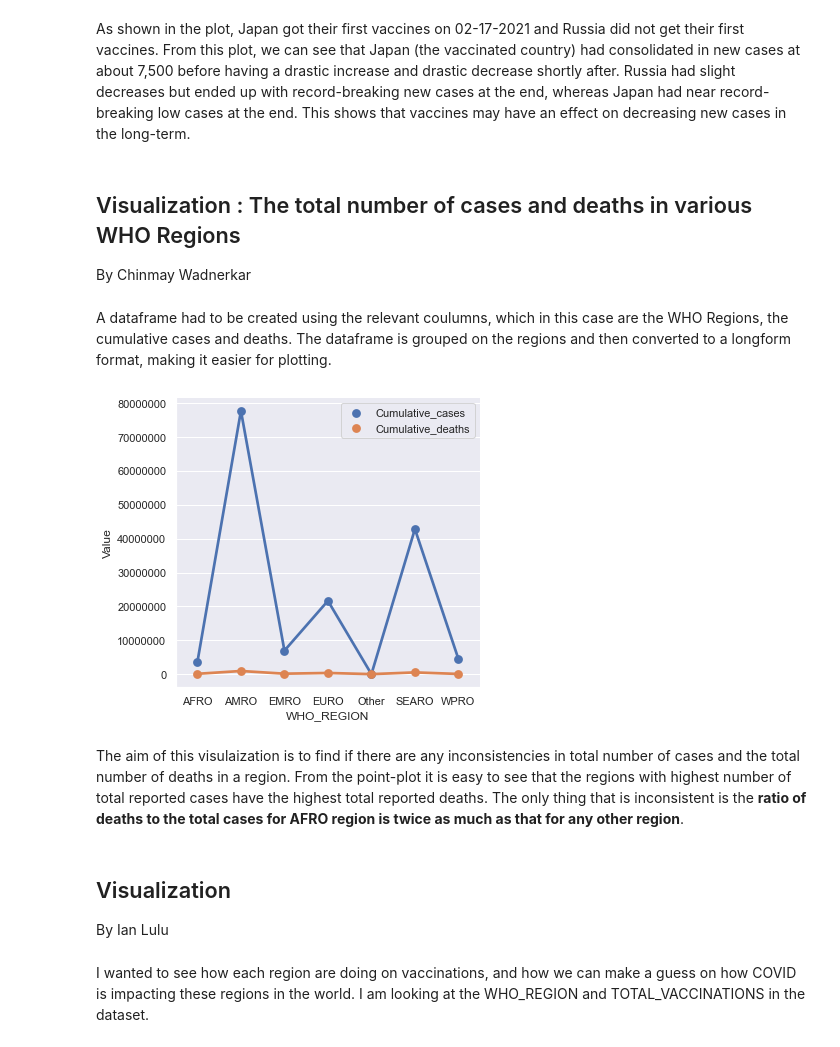
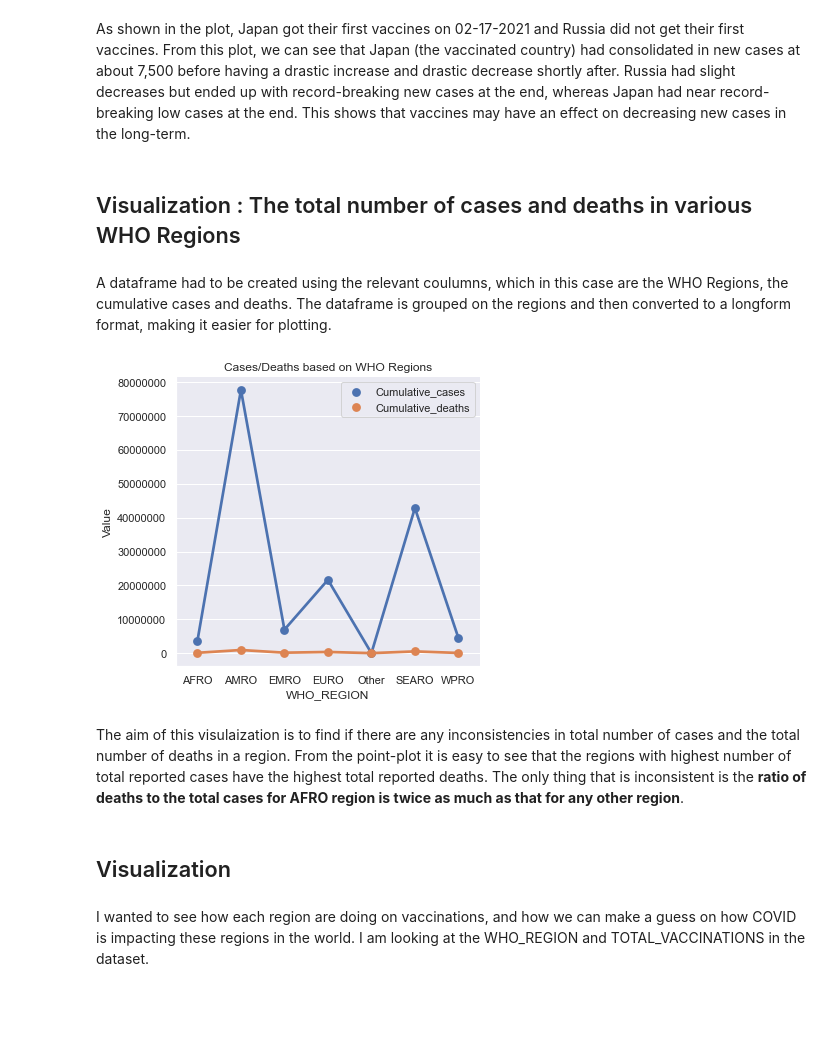
Before and after one commit to uic-cs418/cs418-spring22-the-wild-card, a Jupyter notebook: Covid Analysis.ipynb, the cells around one changed output. Saved outputs shown, nothing was run; the diff lists cells and outputs as text; code cells hidden in the pictures; blank space fills up the shorter version.

```diff
--- a/Covid Analysis.ipynb
+++ b/Covid Analysis.ipynb
@@ -232,7 +216,6 @@ plt.show()
 As shown in the plot, Japan got their first vaccines on 02-17-2021 and Russia did not get their first vaccines. From this plot, we can see that Japan (the vaccinated country) had consolidated in new cases at about 7,500 before having a drastic increase and drastic decrease shortly after. Russia had slight decreases but ended up with record-breaking new cases at the end, whereas Japan had near record-breaking low cases at the end. This shows that vaccines may have an effect on decreasing new cases in the long-term.
 # %% [markdown]
 ## Visualization : The total number of cases and deaths in various WHO Regions
-By Chinmay Wadnerkar
 # %% [markdown]
 A dataframe had to be created using the relevant coulumns, which in this case are the WHO Regions, the cumulative cases and deaths. The dataframe is grouped on the regions and then converted to a longform format, making it easier for plotting.
 # %%
@@ -248,16 +231,16 @@ df = pd.melt(region_and_cases, id_vars="WHO_REGION", var_name = 'Cases_and_Death
 # %%
 sns.catplot(data = df, x = "WHO_REGION", y = 'Value', hue = 'Cases_and_Deaths', ci = 'sd', kind = 'point', legend = False)
 sns.despine()
 plt.ticklabel_format(style='plain', axis='y')
+plt.title("Cases/Deaths based on WHO Regions")
 plt.legend()
 plt.show()
 # %% [output]
-[figure, old version]
+[figure, new version]
 # %% [markdown]
 The aim of this visulaization is to find if there are any inconsistencies in total number of cases and the total number of deaths in a region. From the point-plot it is easy to see that the regions with highest number of total reported cases have the highest total reported deaths. The only thing that is inconsistent is the __ratio of deaths to the total cases for AFRO region is twice as much as that for any other region__.
 # %% [markdown]
 ## Visualization
-By Ian Lulu
 # %% [markdown]
 I wanted to see how each region are doing on vaccinations, and how we can make a guess on how COVID is impacting these regions in the world. I am looking at the WHO_REGION and TOTAL_VACCINATIONS in the dataset.
 # %%
```
Also changed, not shown: parts of 21 cells of this notebook.
